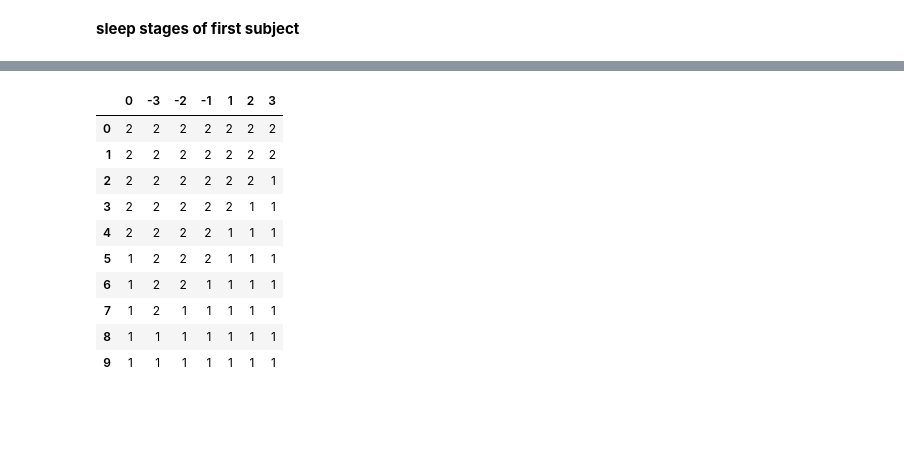
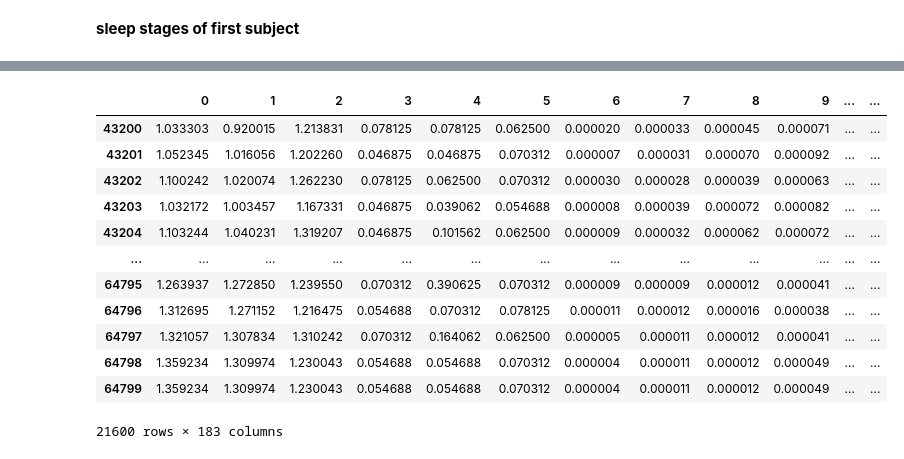
Before and after one commit to LukeAndrewSmith/AML, a Jupyter notebook: Task_4/Solution/Pipelines/4_LGB_with_Smoothing.ipynb, the cells around one changed output, grey strips where cells are left out. Drawn from its saved outputs; the diff is of its cells as text; code cells hidden in the pictures; blank space fills up the shorter version.

```diff
--- a/Task_4/Solution/Pipelines/4_LGB_with_Smoothing.ipynb
+++ b/Task_4/Solution/Pipelines/4_LGB_with_Smoothing.ipynb
@@ -200,25 +197,17 @@ lag = 3
-# %%
-X = pd.DataFrame(y_ind_pred)
-# earlier values
-start_border = np.bincount(y_ind_pred[:border_vote-1]).argmax()
-for f in range(-1* lag, 0):
-    X[f] = X[0].shift(periods=-f, fill_value = start_border)
-end_border = np.bincount(y_ind_pred[-1*border_vote:]).argmax()
-# later values
-for f in range(1,lag + 1):
-    X[f] = X[0].shift(periods=-f, fill_value = end_border)
-# %%
-X.iloc[:10]
-# %% [output]
-|  | 0 | -3 | -2 | -1 | 1 | 2 | 3 |
-| 0 | 2 | 2 | 2 | 2 | 2 | 2 | 2 |
-| 1 | 2 | 2 | 2 | 2 | 2 | 2 | 2 |
-| 2 | 2 | 2 | 2 | 2 | 2 | 2 | 1 |
-| 3 | 2 | 2 | 2 | 2 | 2 | 1 | 1 |
-| 4 | 2 | 2 | 2 | 2 | 1 | 1 | 1 |
-| 5 | 1 | 2 | 2 | 2 | 1 | 1 | 1 |
-| 6 | 1 | 2 | 2 | 1 | 1 | 1 | 1 |
-| 7 | 1 | 2 | 1 | 1 | 1 | 1 | 1 |
-| 8 | 1 | 1 | 1 | 1 | 1 | 1 | 1 |
-| 9 | 1 | 1 | 1 | 1 | 1 | 1 | 1 |
+# %%
+X[2*n_epochs:]
+# %% [output]
+|  | 0 | 1 | 2 | 3 | 4 | 5 | 6 | 7 | 8 | 9 | ... | ... |
+| 43200 | 1.033303 | 0.920015 | 1.213831 | 0.078125 | 0.078125 | 0.062500 | 0.000020 | 0.000033 | 0.000045 | 0.000071 | ... | ... |
+| 43201 | 1.052345 | 1.016056 | 1.202260 | 0.046875 | 0.046875 | 0.070312 | 0.000007 | 0.000031 | 0.000070 | 0.000092 | ... | ... |
+| 43202 | 1.100242 | 1.020074 | 1.262230 | 0.078125 | 0.062500 | 0.070312 | 0.000030 | 0.000028 | 0.000039 | 0.000063 | ... | ... |
+| 43203 | 1.032172 | 1.003457 | 1.167331 | 0.046875 | 0.039062 | 0.054688 | 0.000008 | 0.000039 | 0.000072 | 0.000082 | ... | ... |
+| 43204 | 1.103244 | 1.040231 | 1.319207 | 0.046875 | 0.101562 | 0.062500 | 0.000009 | 0.000032 | 0.000062 | 0.000072 | ... | ... |
+| ... | ... | ... | ... | ... | ... | ... | ... | ... | ... | ... | ... | ... |
+| 64795 | 1.263937 | 1.272850 | 1.239550 | 0.070312 | 0.390625 | 0.070312 | 0.000009 | 0.000009 | 0.000012 | 0.000041 | ... | ... |
+| 64796 | 1.312695 | 1.271152 | 1.216475 | 0.054688 | 0.070312 | 0.078125 | 0.000011 | 0.000012 | 0.000016 | 0.000038 | ... | ... |
+| 64797 | 1.321057 | 1.307834 | 1.310242 | 0.070312 | 0.164062 | 0.062500 | 0.000005 | 0.000011 | 0.000012 | 0.000041 | ... | ... |
+| 64798 | 1.359234 | 1.309974 | 1.230043 | 0.054688 | 0.054688 | 0.070312 | 0.000004 | 0.000011 | 0.000012 | 0.000049 | ... | ... |
+| 64799 | 1.359234 | 1.309974 | 1.230043 | 0.054688 | 0.054688 | 0.070312 | 0.000004 | 0.000011 | 0.000012 | 0.000049 | ... | ... |
+21600 rows × 183 columns
 # %%
```
Also changed, not shown: parts of 11 cells of this notebook.
